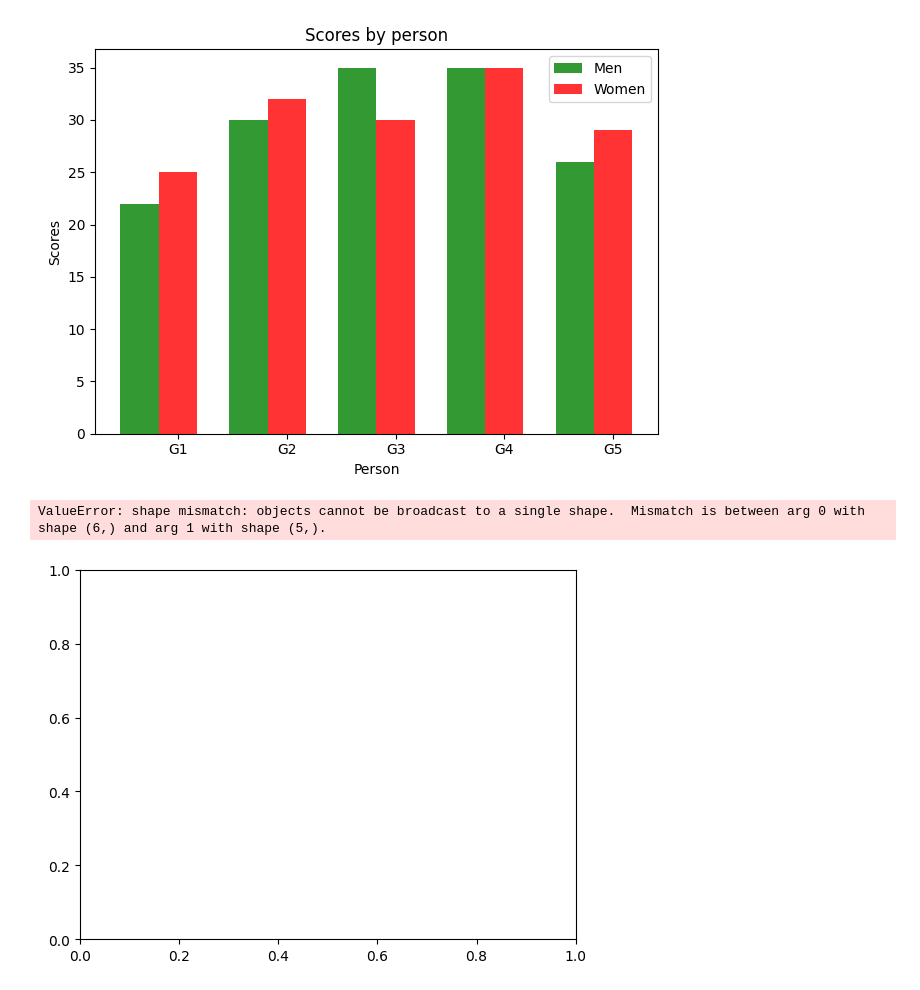
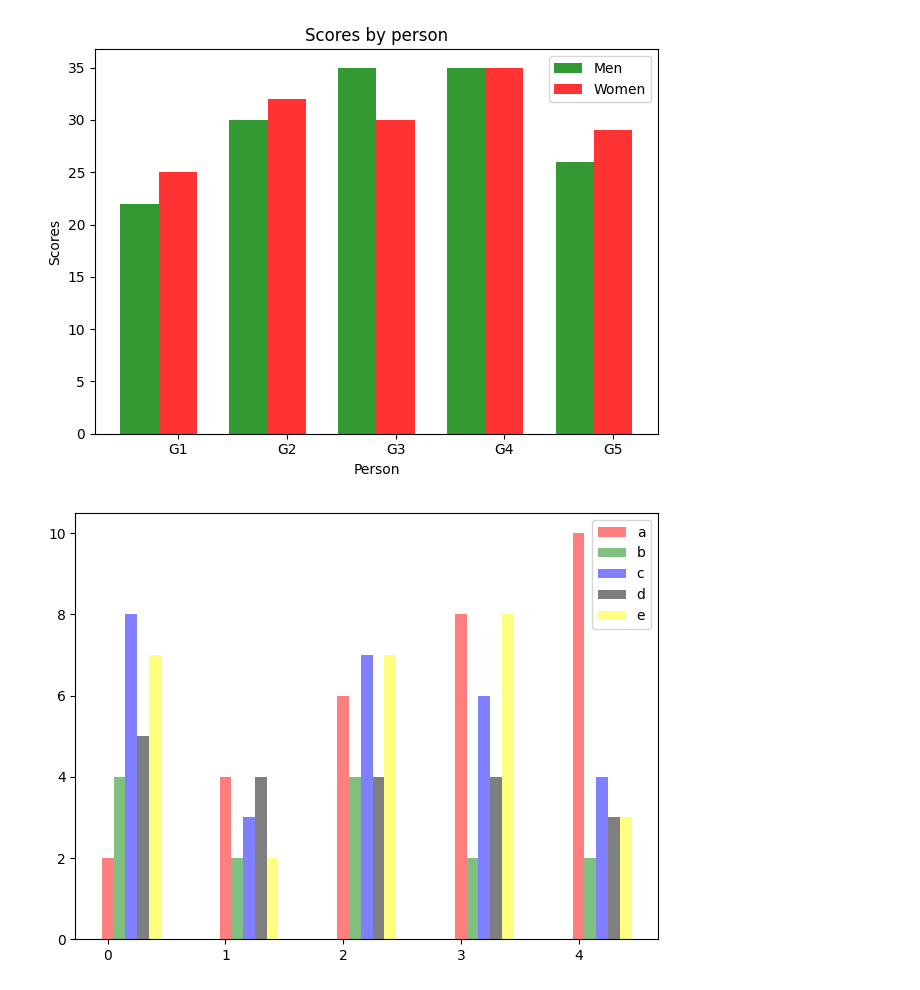
Before and after one commit to Sanya-Katiyar-Eng/ML_Basics, a Jupyter notebook: Practice_question/matplotlib_barchart.ipynb, the cells around one changed output. Saved outputs shown, nothing was run; the diff lists cells and outputs as text; code cells hidden in the pictures.

```diff
--- a/Practice_question/matplotlib_barchart.ipynb
+++ b/Practice_question/matplotlib_barchart.ipynb
@@ -100,27 +100,34 @@ plt.xticks(index + bar_width, ('G1', 'G2', 'G3', 'G4', 'G5'))
 # %%
 import pandas as pd
 import numpy as np
 import matplotlib.pyplot as plt
 data={'a':[2,4,6,8,10],
       'b':[4,2,4,2,2],
       'c':[8,3,7,6,4],
       'd':[5,4,4,4,3],
       'e':[7,2,7,8,3],
       'f':[6,6,8,6,2]}
 df=pd.DataFrame(data)
 a=(2,4,6,8,10)
 b=(4,2,4,2,2)
 c=(8,3,7,6,4)
 d=(5,4,4,4,3)
 e=(7,2,7,8,3)
 f=(6,6,8,6,2)
-size=6
+size=5
+bar_width=0.1
 opacity=0.5
+index=np.arange(size)
 fig,ax=plt.subplots()
-index=np.arange(size)ue
+#index=np.arange(size)ue
 width=8.5
-plt.bar(index,a,width,alpha=opacity,color='r',label="a")
-plt.bar(index+width,b,width,alpha=opacity,color='g',label="b")
+plt.bar(index,a,bar_width,alpha=opacity,color='red',label='a')
+plt.bar(index+bar_width,b,bar_width,alpha=opacity,color='g',label='b')
+plt.bar(index+bar_width+bar_width,c,bar_width,alpha=opacity,color='b',label='c')
+plt.bar(index+bar_width+bar_width+bar_width,d,bar_width,alpha=opacity,color='black',label='d')
+plt.bar(index+bar_width+bar_width+bar_width+bar_width,e,bar_width,alpha=opacity,color='yellow',label='e')
+plt.legend()
+plt.tight_layout()
+plt.show()
 # %% [output]
-ValueError: shape mismatch: objects cannot be broadcast to a single shape.  Mismatch is between arg 0 with shape (6,) and arg 1 with shape (5,).
-[figure, old version]
+[figure, new version]
```
Also changed, not shown: 1 other file.
